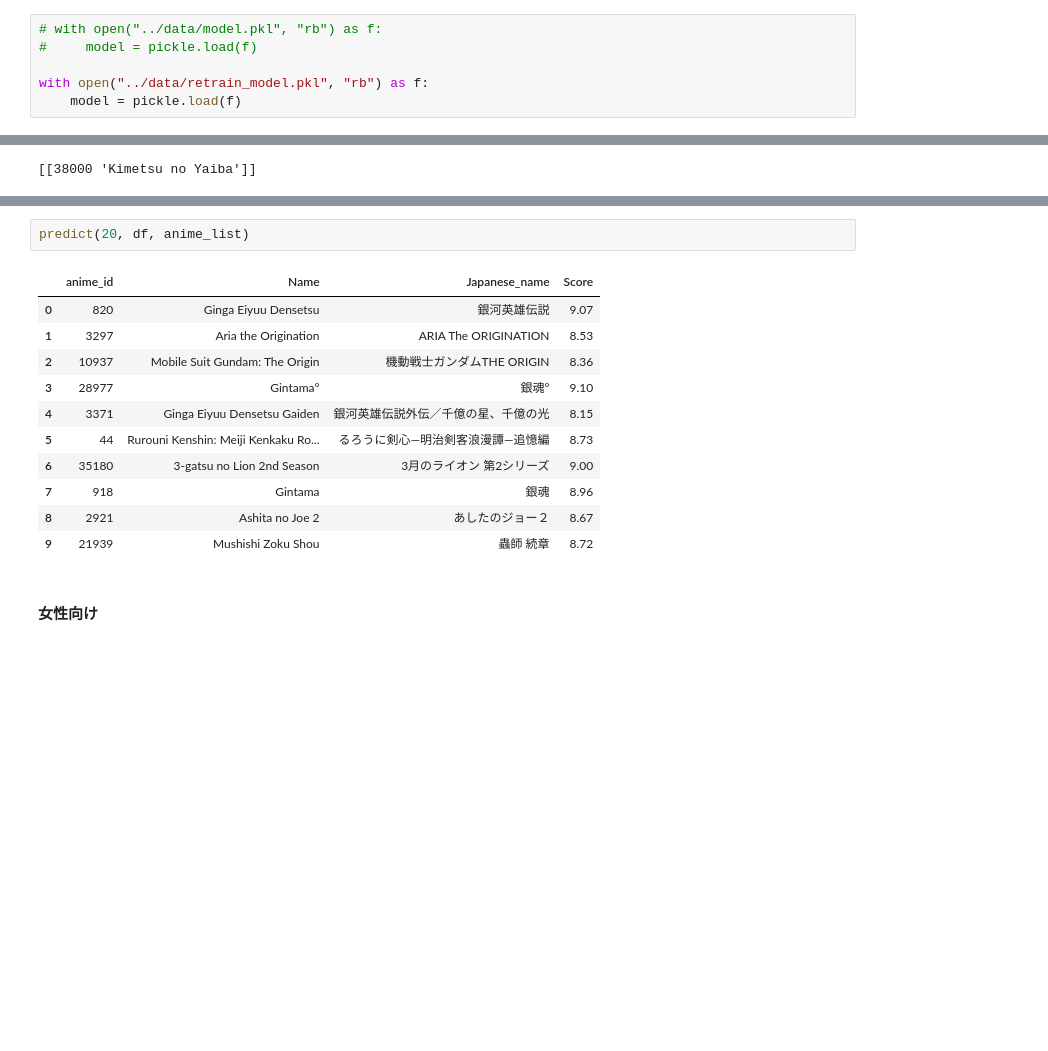
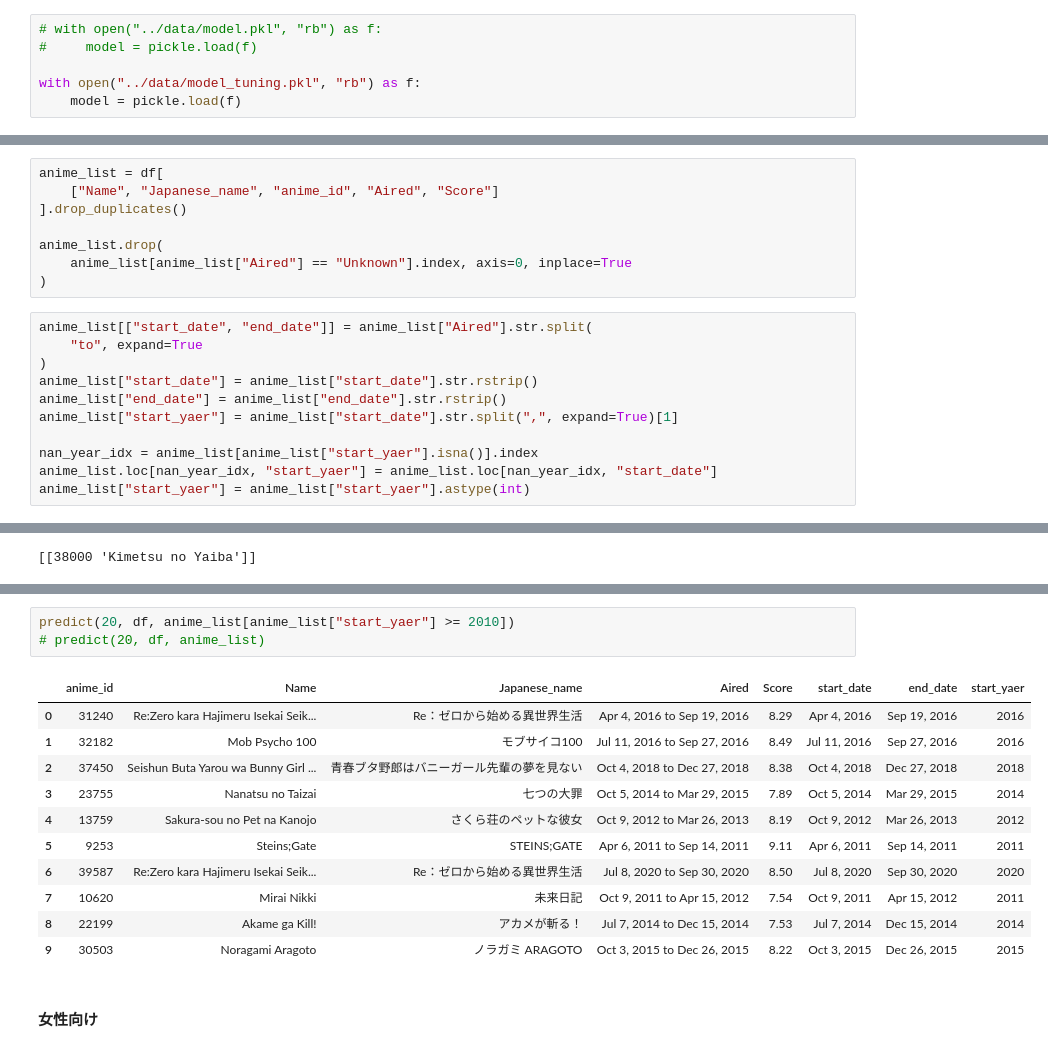
Before and after one commit to baibai25/llm_anime_recommendation, a Jupyter notebook: notebook/qualitative_evaluation.ipynb, the cells around one changed output, grey strips where cells are left out. Saved outputs shown, nothing was run; the diff lists cells and outputs as text; blank space fills up the shorter version.

```diff
--- a/notebook/qualitative_evaluation.ipynb
+++ b/notebook/qualitative_evaluation.ipynb
@@ -7,7 +8,7 @@ import pandas as pd
 # with open("../data/model.pkl", "rb") as f:
 #     model = pickle.load(f)
 
-with open("../data/retrain_model.pkl", "rb") as f:
+with open("../data/model_tuning.pkl", "rb") as f:
     model = pickle.load(f)
 # %%
 df = pd.read_pickle("../data/trainset.pkl")
@@ -15,3 +15,22 @@ anime_list = df[["Name", "Japanese_name", "anime_id", "Score"]].drop_duplicates(
+# %%
+anime_list = df[
+    ["Name", "Japanese_name", "anime_id", "Aired", "Score"]
+].drop_duplicates()
+
+anime_list.drop(
+    anime_list[anime_list["Aired"] == "Unknown"].index, axis=0, inplace=True
+)
+# %%
+anime_list[["start_date", "end_date"]] = anime_list["Aired"].str.split(
+    "to", expand=True
+)
+anime_list["start_date"] = anime_list["start_date"].str.rstrip()
+anime_list["end_date"] = anime_list["end_date"].str.rstrip()
+anime_list["start_yaer"] = anime_list["start_date"].str.split(",", expand=True)[1]
+
+nan_year_idx = anime_list[anime_list["start_yaer"].isna()].index
+anime_list.loc[nan_year_idx, "start_yaer"] = anime_list.loc[nan_year_idx, "start_date"]
+anime_list["start_yaer"] = anime_list["start_yaer"].astype(int)
 # %% [markdown]
 ### Qualitative evaluation
 
@@ -79,17 +98,18 @@ show_user_info(df, 20)
 # %%
-predict(20, df, anime_list)
+predict(20, df, anime_list[anime_list["start_yaer"] >= 2010])
+# predict(20, df, anime_list)
 # %% [output]
-|  | anime_id | Name | Japanese_name | Score |
-| 0 | 820 | Ginga Eiyuu Densetsu | 銀河英雄伝説 | 9.07 |
-| 1 | 3297 | Aria the Origination | ARIA The ORIGINATION | 8.53 |
-| 2 | 10937 | Mobile Suit Gundam: The Origin | 機動戦士ガンダムTHE ORIGIN | 8.36 |
-| 3 | 28977 | Gintama° | 銀魂° | 9.10 |
-| 4 | 3371 | Ginga Eiyuu Densetsu Gaiden | 銀河英雄伝説外伝／千億の星、千億の光 | 8.15 |
-| 5 | 44 | Rurouni Kenshin: Meiji Kenkaku Ro... | るろうに剣心―明治剣客浪漫譚―追憶編 | 8.73 |
-| 6 | 35180 | 3-gatsu no Lion 2nd Season | 3月のライオン 第2シリーズ | 9.00 |
-| 7 | 918 | Gintama | 銀魂 | 8.96 |
-| 8 | 2921 | Ashita no Joe 2 | あしたのジョー２ | 8.67 |
-| 9 | 21939 | Mushishi Zoku Shou | 蟲師 続章 | 8.72 |
+|  | anime_id | Name | Japanese_name | Aired | Score | start_date | end_date | start_yaer |
+| 0 | 31240 | Re:Zero kara Hajimeru Isekai Seik... | Re：ゼロから始める異世界生活 | Apr 4, 2016 to Sep 19, 2016 | 8.29 | Apr 4, 2016 | Sep 19, 2016 | 2016 |
+| 1 | 32182 | Mob Psycho 100 | モブサイコ100 | Jul 11, 2016 to Sep 27, 2016 | 8.49 | Jul 11, 2016 | Sep 27, 2016 | 2016 |
+| 2 | 37450 | Seishun Buta Yarou wa Bunny Girl ... | 青春ブタ野郎はバニーガール先輩の夢を見ない | Oct 4, 2018 to Dec 27, 2018 | 8.38 | Oct 4, 2018 | Dec 27, 2018 | 2018 |
+| 3 | 23755 | Nanatsu no Taizai | 七つの大罪 | Oct 5, 2014 to Mar 29, 2015 | 7.89 | Oct 5, 2014 | Mar 29, 2015 | 2014 |
+| 4 | 13759 | Sakura-sou no Pet na Kanojo | さくら荘のペットな彼女 | Oct 9, 2012 to Mar 26, 2013 | 8.19 | Oct 9, 2012 | Mar 26, 2013 | 2012 |
+| 5 | 9253 | Steins;Gate | STEINS;GATE | Apr 6, 2011 to Sep 14, 2011 | 9.11 | Apr 6, 2011 | Sep 14, 2011 | 2011 |
+| 6 | 39587 | Re:Zero kara Hajimeru Isekai Seik... | Re：ゼロから始める異世界生活 | Jul 8, 2020 to Sep 30, 2020 | 8.50 | Jul 8, 2020 | Sep 30, 2020 | 2020 |
+| 7 | 10620 | Mirai Nikki | 未来日記 | Oct 9, 2011 to Apr 15, 2012 | 7.54 | Oct 9, 2011 | Apr 15, 2012 | 2011 |
+| 8 | 22199 | Akame ga Kill! | アカメが斬る！ | Jul 7, 2014 to Dec 15, 2014 | 7.53 | Jul 7, 2014 | Dec 15, 2014 | 2014 |
+| 9 | 30503 | Noragami Aragoto | ノラガミ ARAGOTO | Oct 3, 2015 to Dec 26, 2015 | 8.22 | Oct 3, 2015 | Dec 26, 2015 | 2015 |
 # %% [markdown]
 #### 女性向け
 # %%
```
Also changed, not shown: parts of 8 cells of this notebook, 4 other files.
